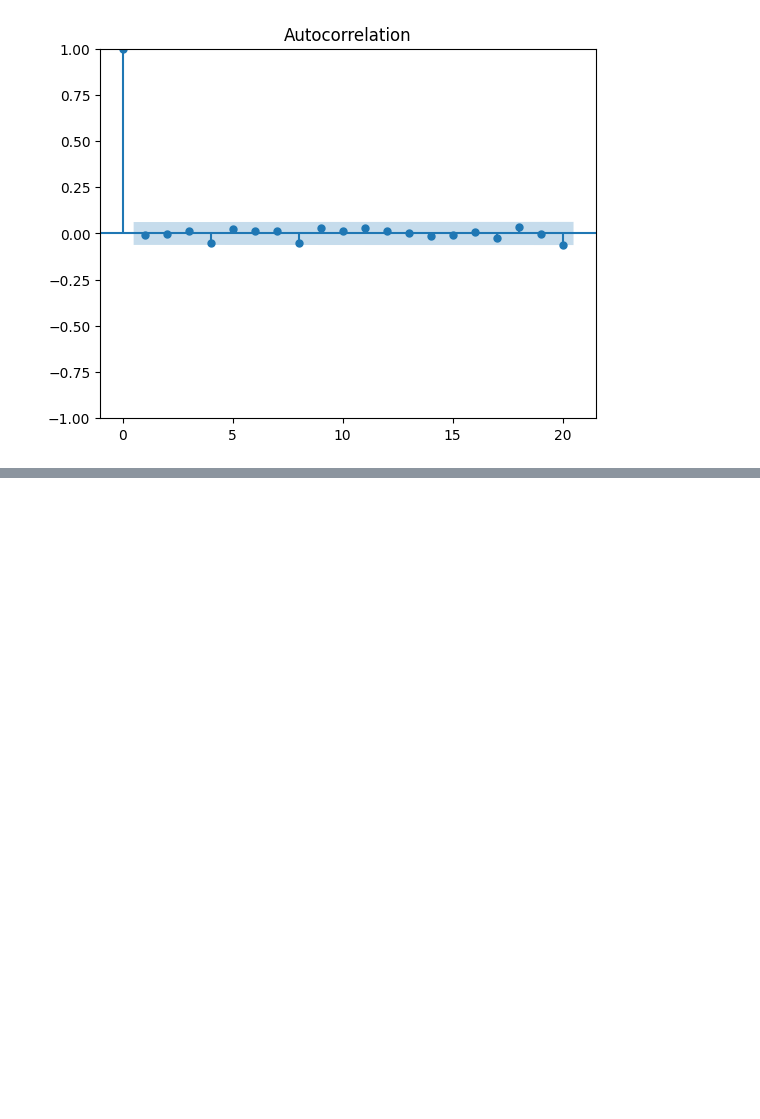
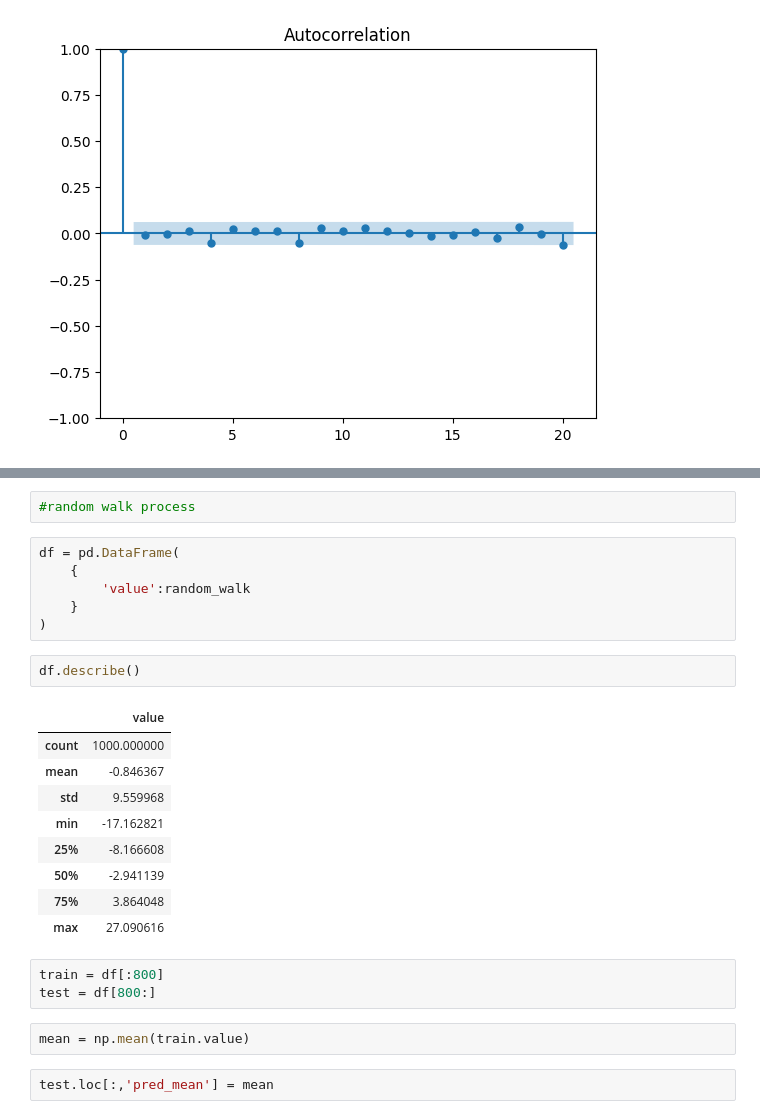
Before and after one commit to alejandro-armenta/time, a Jupyter notebook: random.ipynb, the cells around one changed output, grey strips where cells are left out. Cells and saved outputs as stored; diff of their text form; blank space fills up the shorter version.

```diff
--- a/random.ipynb
+++ b/random.ipynb
@@ -215,0 +270,27 @@ plot_acf(diff_random_walk,lags=20)
+# %%
+#random walk process
+# %%
+df = pd.DataFrame(
+    {
+        'value':random_walk
+    }
+)
+# %%
+df.describe()
+# %% [output]
+|  | value |
+| count | 1000.000000 |
+| mean | -0.846367 |
+| std | 9.559968 |
+| min | -17.162821 |
+| 25% | -8.166608 |
+| 50% | -2.941139 |
+| 75% | 3.864048 |
+| max | 27.090616 |
+# %%
+train = df[:800]
+test = df[800:]
+# %%
+mean = np.mean(train.value)
+# %%
+test.loc[:,'pred_mean'] = mean
```
Also changed, not shown: parts of 8 cells of this notebook, 28 other files.
